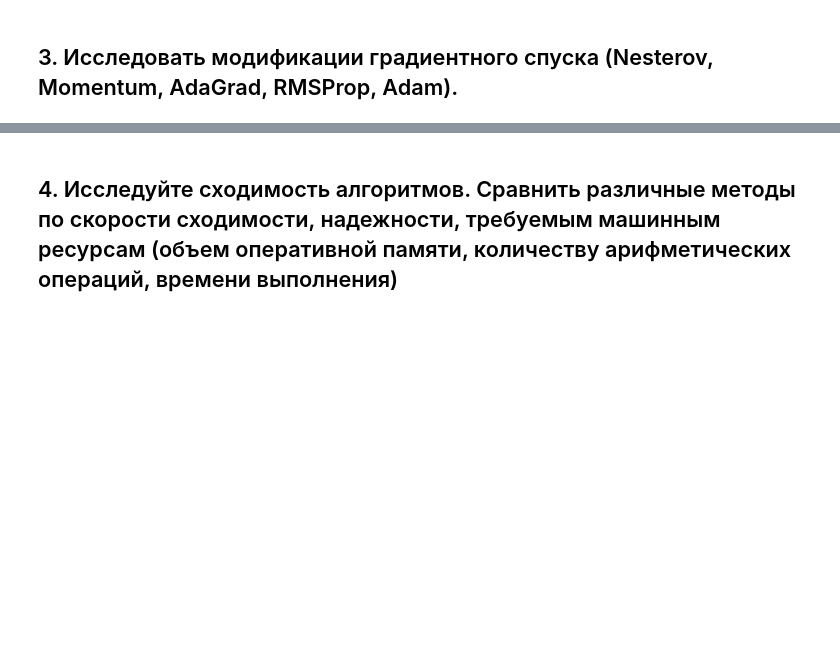
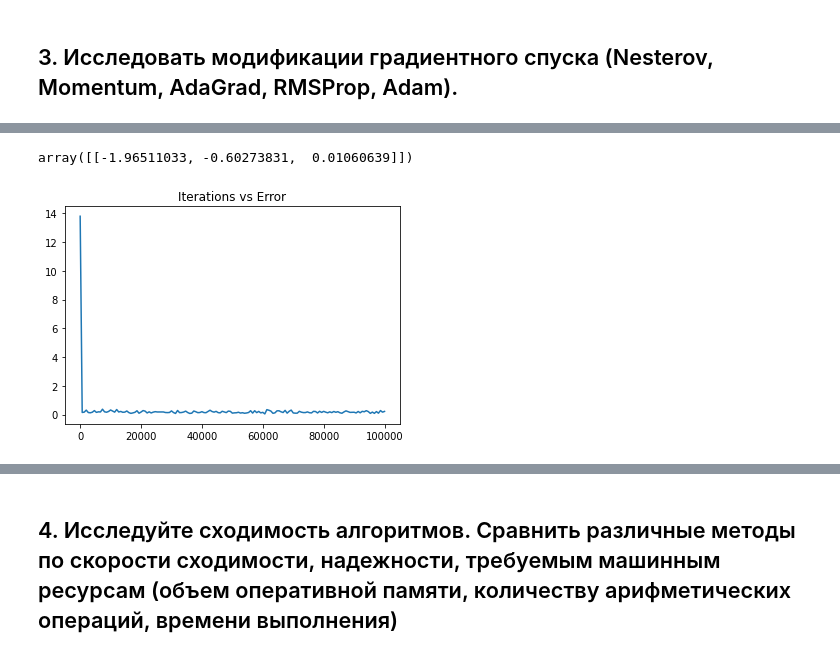
Before and after one commit to sashapff/optimization-methods, a Jupyter notebook: lab2/lab2.ipynb, the cells around one changed output, grey strips where cells are left out. Drawn from its saved outputs; the diff is of its cells as text; code cells hidden in the pictures; blank space fills up the shorter version.

```diff
--- a/lab2/lab2.ipynb
+++ b/lab2/lab2.ipynb
@@ -43,0 +48,7 @@ array([[nan, nan, nan]])
+# %%
+optimizer = Nesterov(0.9, 1e-3)
+sgd = SGDRegressor(optimizer=optimizer, batch_size=5)
+sgd.fit(X, y)
+# %% [output]
+array([[-1.96511033, -0.60273831,  0.01060639]])
+[figure, added]
```
Also changed, not shown: parts of 9 cells of this notebook, 4 other files.
